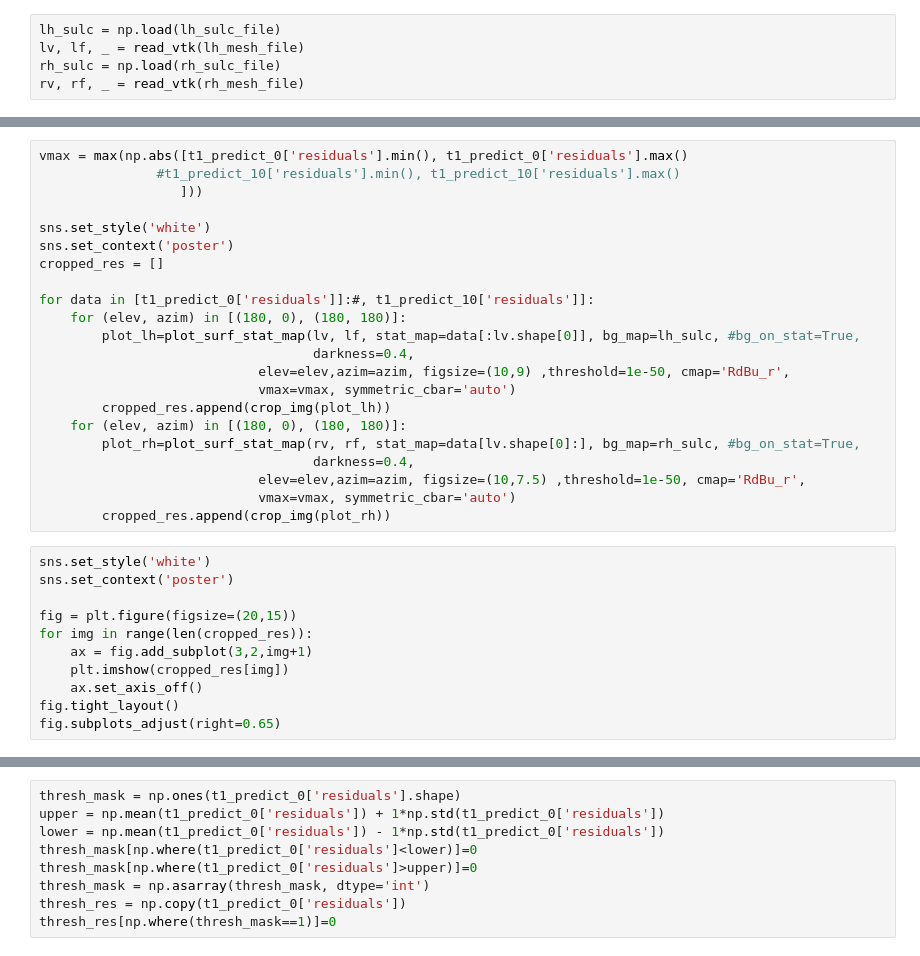
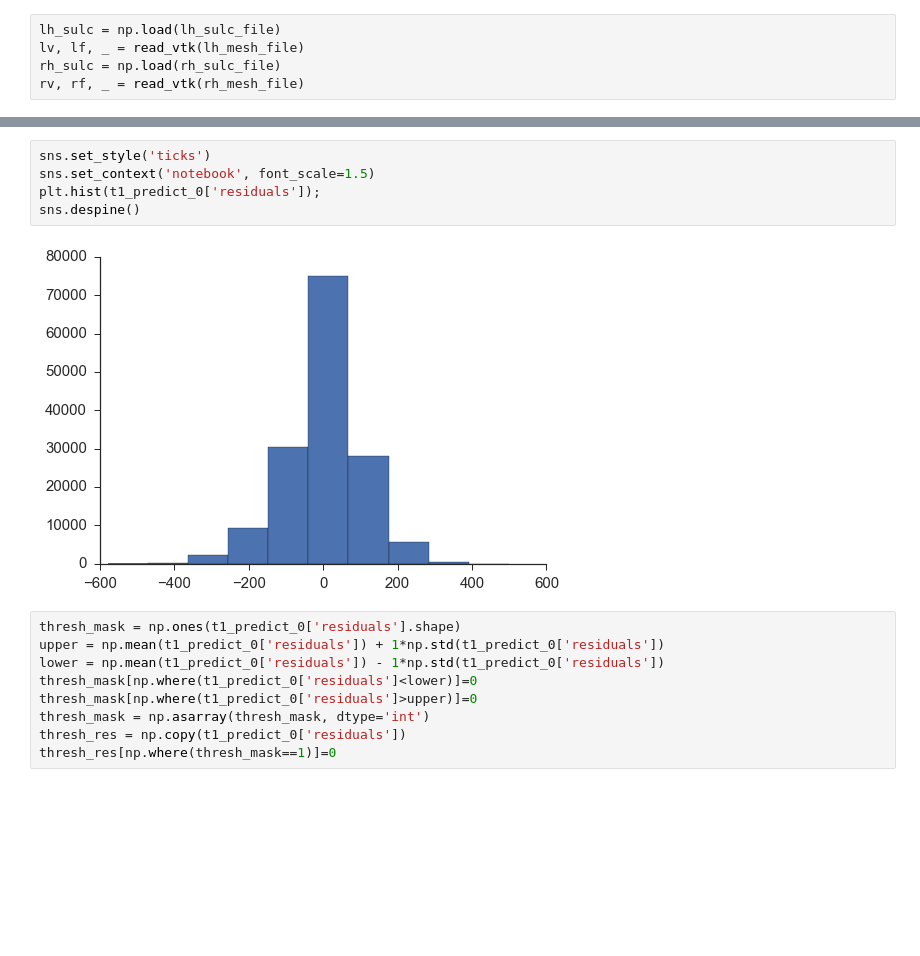
Before and after one commit to juhuntenburg/myelinconnect, a Jupyter notebook: notebooks/residual_areas.ipynb, the cells around one changed output, grey strips where cells are left out. Cells and saved outputs as stored; diff of their text form; blank space fills up the shorter version.

```diff
--- a/notebooks/residual_areas.ipynb
+++ b/notebooks/residual_areas.ipynb
@@ -33,33 +32,0 @@ t1_predict_10 = load_pickle(t1_predict_file_10)
-# %%
-vmax = max(np.abs([t1_predict_0['residuals'].min(), t1_predict_0['residuals'].max()
-               #t1_predict_10['residuals'].min(), t1_predict_10['residuals'].max()
-                  ]))
-
-sns.set_style('white')
-sns.set_context('poster')
-cropped_res = []
-
-for data in [t1_predict_0['residuals']]:#, t1_predict_10['residuals']]:
-    for (elev, azim) in [(180, 0), (180, 180)]:
-        plot_lh=plot_surf_stat_map(lv, lf, stat_map=data[:lv.shape[0]], bg_map=lh_sulc, #bg_on_stat=True,
-                                   darkness=0.4,
-                            elev=elev,azim=azim, figsize=(10,9) ,threshold=1e-50, cmap='RdBu_r',
-                            vmax=vmax, symmetric_cbar='auto')
-        cropped_res.append(crop_img(plot_lh))
-    for (elev, azim) in [(180, 0), (180, 180)]:
-        plot_rh=plot_surf_stat_map(rv, rf, stat_map=data[lv.shape[0]:], bg_map=rh_sulc, #bg_on_stat=True,
-                                   darkness=0.4,
-                            elev=elev,azim=azim, figsize=(10,7.5) ,threshold=1e-50, cmap='RdBu_r',
-                            vmax=vmax, symmetric_cbar='auto')
-        cropped_res.append(crop_img(plot_rh))
-# %%
-sns.set_style('white')
-sns.set_context('poster')
-
-fig = plt.figure(figsize=(20,15))
-for img in range(len(cropped_res)):
-    ax = fig.add_subplot(3,2,img+1)
-    plt.imshow(cropped_res[img])
-    ax.set_axis_off()
-fig.tight_layout()
-fig.subplots_adjust(right=0.65)
@@ -74,3 +33,10 @@ plt.hist(t1_predict_0['residuals']);
+# %%
+sns.set_style('ticks')
+sns.set_context('notebook', font_scale=1.5)
+plt.hist(t1_predict_0['residuals']);
+sns.despine()
+# %% [output]
+[figure, added]
 # %%
 thresh_mask = np.ones(t1_predict_0['residuals'].shape)
 upper = np.mean(t1_predict_0['residuals']) + 1*np.std(t1_predict_0['residuals'])
```
Also changed, not shown: parts of 6 cells of this notebook, 2 other files.
